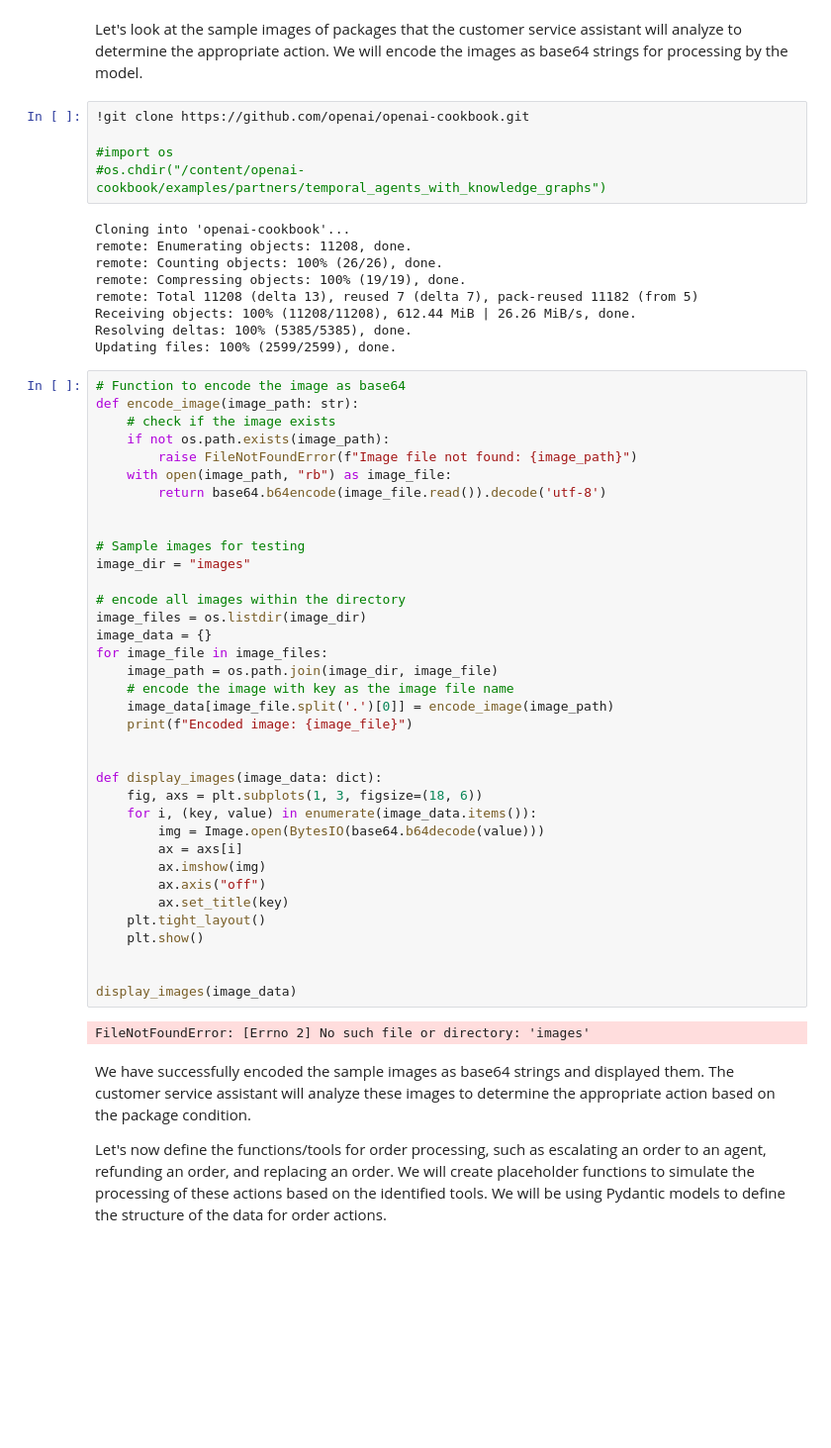
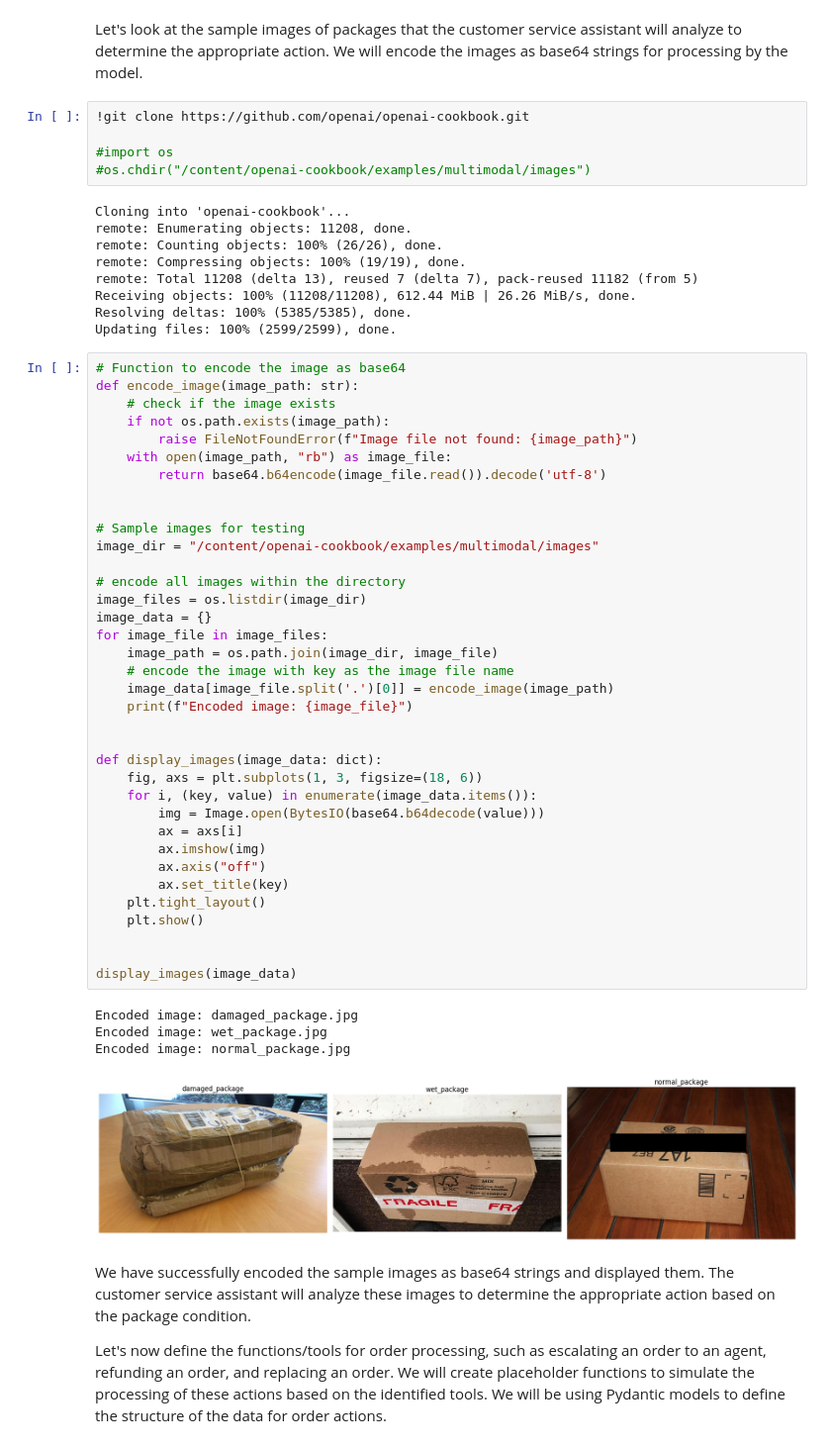
Before and after one commit to VassiliosPanagiotou/openai-cookbook_vpa, a Jupyter notebook: examples/multimodal/Using_GPT4_Vision_With_Function_Calling.ipynb, the cells around one changed output. Shown at 99% size. Saved outputs shown, nothing was run; the diff lists cells and outputs as text; blank space fills up the shorter version.

```diff
--- a/examples/multimodal/Using_GPT4_Vision_With_Function_Calling.ipynb
+++ b/examples/multimodal/Using_GPT4_Vision_With_Function_Calling.ipynb
@@ -45,7 +45,7 @@ Let's look at the sample images of packages that the customer service assistant
 !git clone https://github.com/openai/openai-cookbook.git
 
 #import os
-#os.chdir("/content/openai-cookbook/examples/partners/temporal_agents_with_knowledge_graphs")
+#os.chdir("/content/openai-cookbook/examples/multimodal/images")
 # %% [output]
 Cloning into 'openai-cookbook'...
 remote: Enumerating objects: 11208, done.
@@ -64,35 +64,38 @@ def encode_image(image_path: str):
     with open(image_path, "rb") as image_file:
         return base64.b64encode(image_file.read()).decode('utf-8')
 
 
 # Sample images for testing
-image_dir = "images"
+image_dir = "/content/openai-cookbook/examples/multimodal/images"
 
 # encode all images within the directory
 image_files = os.listdir(image_dir)
 image_data = {}
 for image_file in image_files:
     image_path = os.path.join(image_dir, image_file)
     # encode the image with key as the image file name
     image_data[image_file.split('.')[0]] = encode_image(image_path)
     print(f"Encoded image: {image_file}")
 
 
 def display_images(image_data: dict):
     fig, axs = plt.subplots(1, 3, figsize=(18, 6))
     for i, (key, value) in enumerate(image_data.items()):
         img = Image.open(BytesIO(base64.b64decode(value)))
         ax = axs[i]
         ax.imshow(img)
         ax.axis("off")
         ax.set_title(key)
     plt.tight_layout()
     plt.show()
 
 
 display_images(image_data)
 # %% [output]
-FileNotFoundError: [Errno 2] No such file or directory: 'images'
+Encoded image: damaged_package.jpg
+Encoded image: wet_package.jpg
+Encoded image: normal_package.jpg
+[figure, added]
 # %% [markdown]
 We have successfully encoded the sample images as base64 strings and displayed them. The customer service assistant will analyze these images to determine the appropriate action based on the package condition.
 
```
Also changed, not shown: parts of 1 cell of this notebook.
